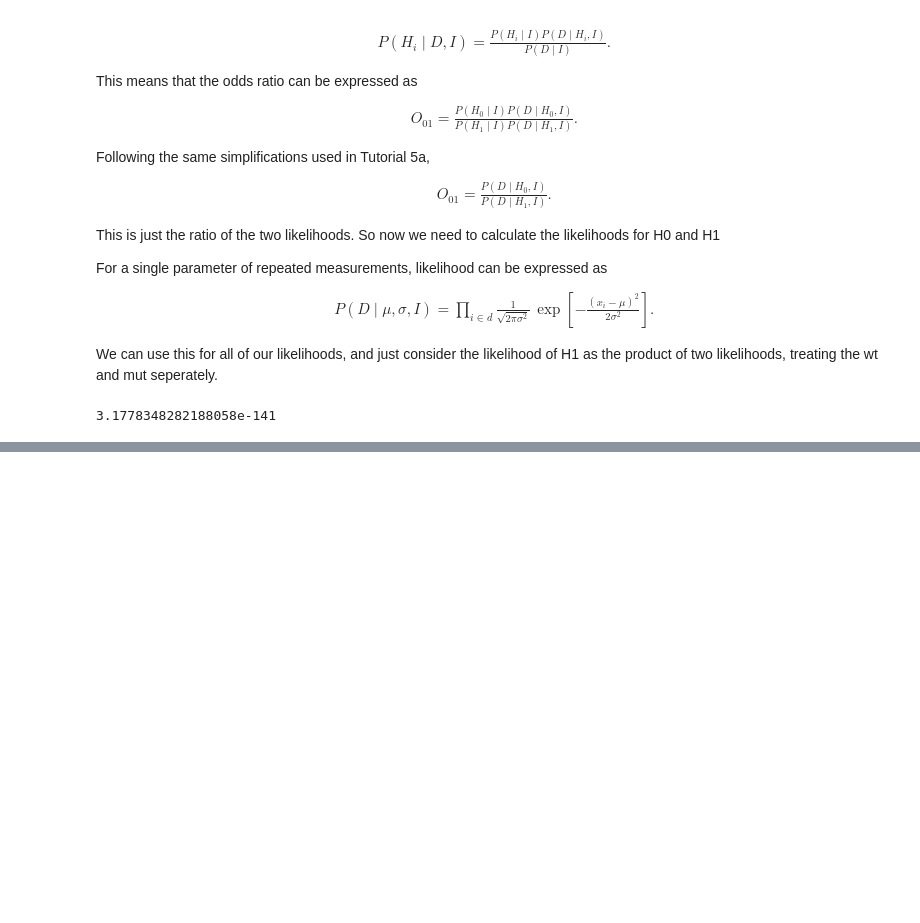
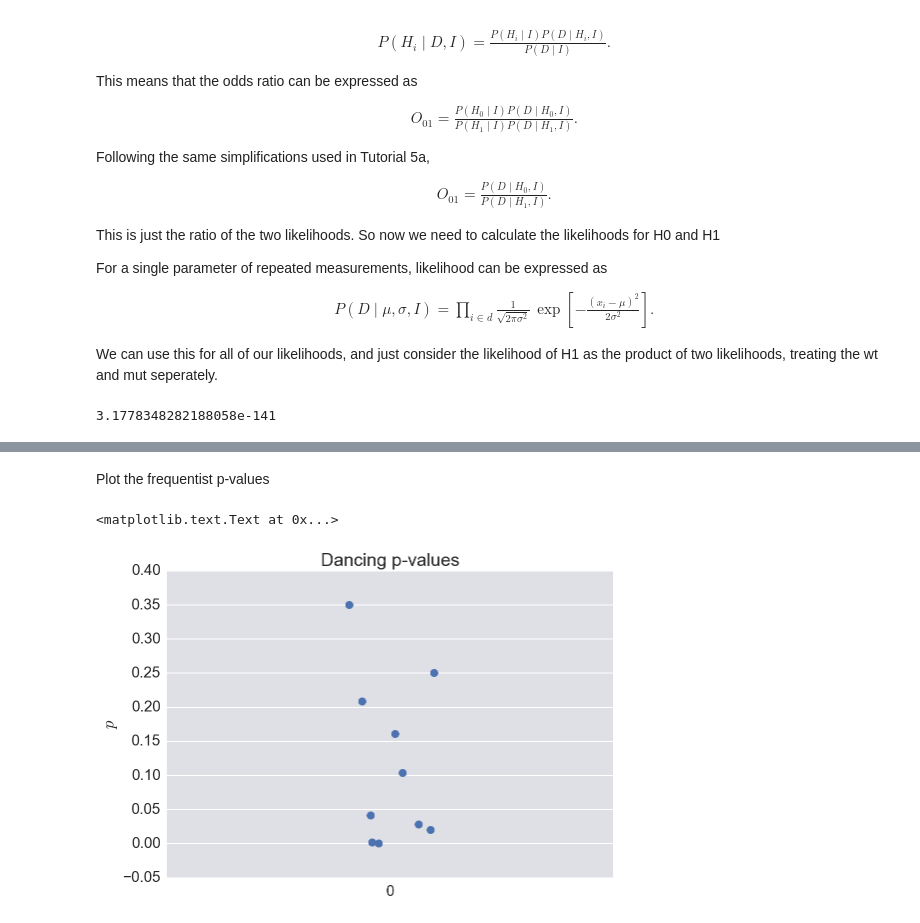
Before and after one commit to yangkky/BeBi-HW, a Jupyter notebook: hw5/group7_hw5_prob1.ipynb, the cells around one changed output, grey strips where cells are left out. Saved outputs shown, nothing was run; the diff lists cells and outputs as text; code cells hidden in the pictures; blank space fills up the shorter version.

```diff
--- a/hw5/group7_hw5_prob1.ipynb
+++ b/hw5/group7_hw5_prob1.ipynb
@@ -353,0 +503,9 @@ oddsratio
+# %% [markdown]
+Plot the frequentist p-values
+# %%
+sns.stripplot(data=ds, jitter=True)
+plt.title ('Dancing p-values')
+plt.ylabel ('$p$')
+# %% [output]
+<matplotlib.text.Text at 0x...>
+[figure, added]
```
Also changed, not shown: parts of 22 cells of this notebook.
